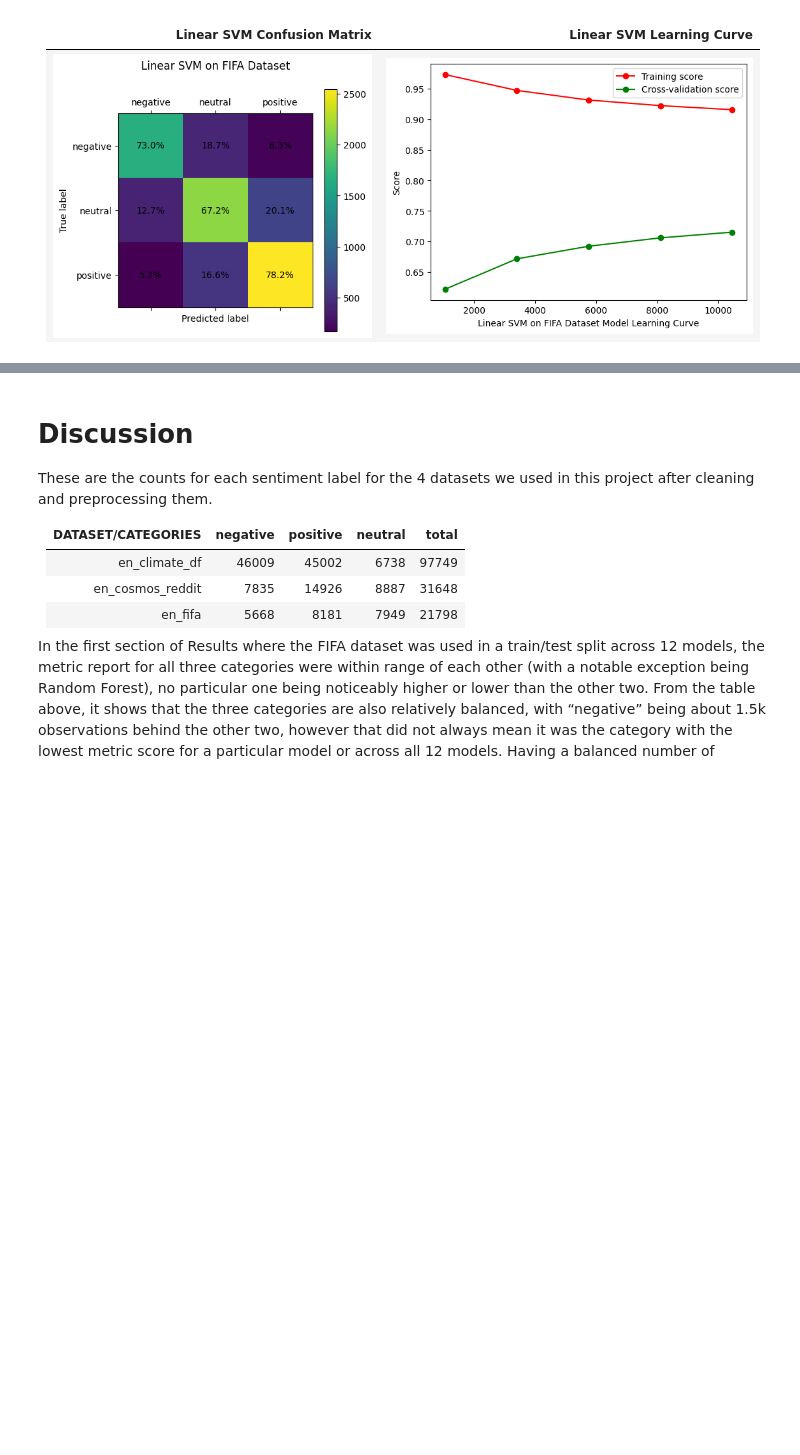
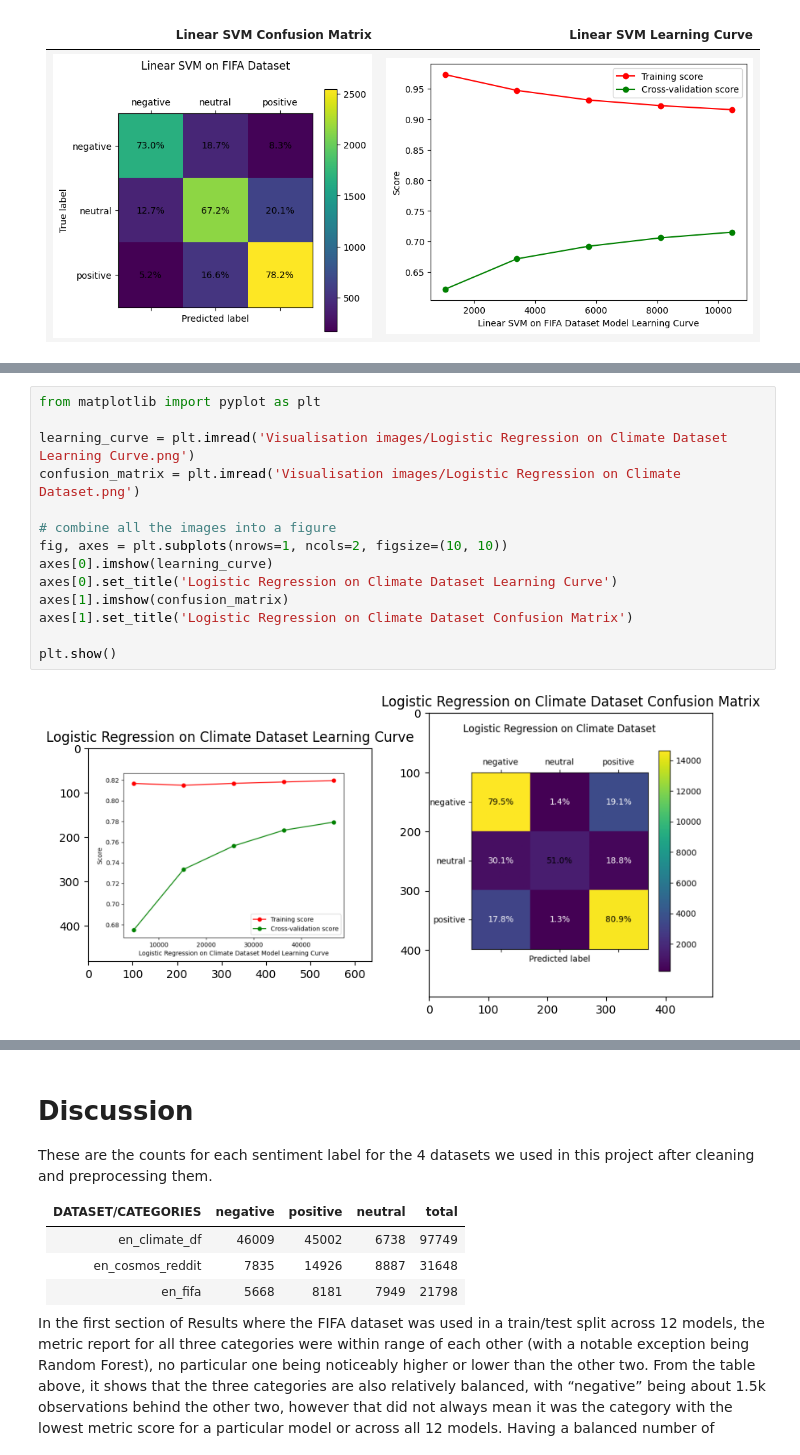
Before and after one commit to COGS118A/Group026-Wi23, a Jupyter notebook: FinalProjectGroup026-Wi23.ipynb, the cells around one changed output, grey strips where cells are left out. Cells and saved outputs as stored; diff of their text form; blank space fills up the shorter version.

```diff
--- a/FinalProjectGroup026-Wi23.ipynb
+++ b/FinalProjectGroup026-Wi23.ipynb
@@ -375,0 +412,16 @@ Linear SVM Confusion Matrix           |  Linear SVM Learning Curve
+# %%
+from matplotlib import pyplot as plt
+
+learning_curve = plt.imread('Visualisation images/Logistic Regression on Climate Dataset Learning Curve.png')
+confusion_matrix = plt.imread('Visualisation images/Logistic Regression on Climate Dataset.png')
+
+# combine all the images into a figure
+fig, axes = plt.subplots(nrows=1, ncols=2, figsize=(10, 10))
+axes[0].imshow(learning_curve)
+axes[0].set_title('Logistic Regression on Climate Dataset Learning Curve')
+axes[1].imshow(confusion_matrix)
+axes[1].set_title('Logistic Regression on Climate Dataset Confusion Matrix')
+
+plt.show()
+# %% [output]
+[figure, added]
```
Also changed, not shown: parts of 9 cells of this notebook.
